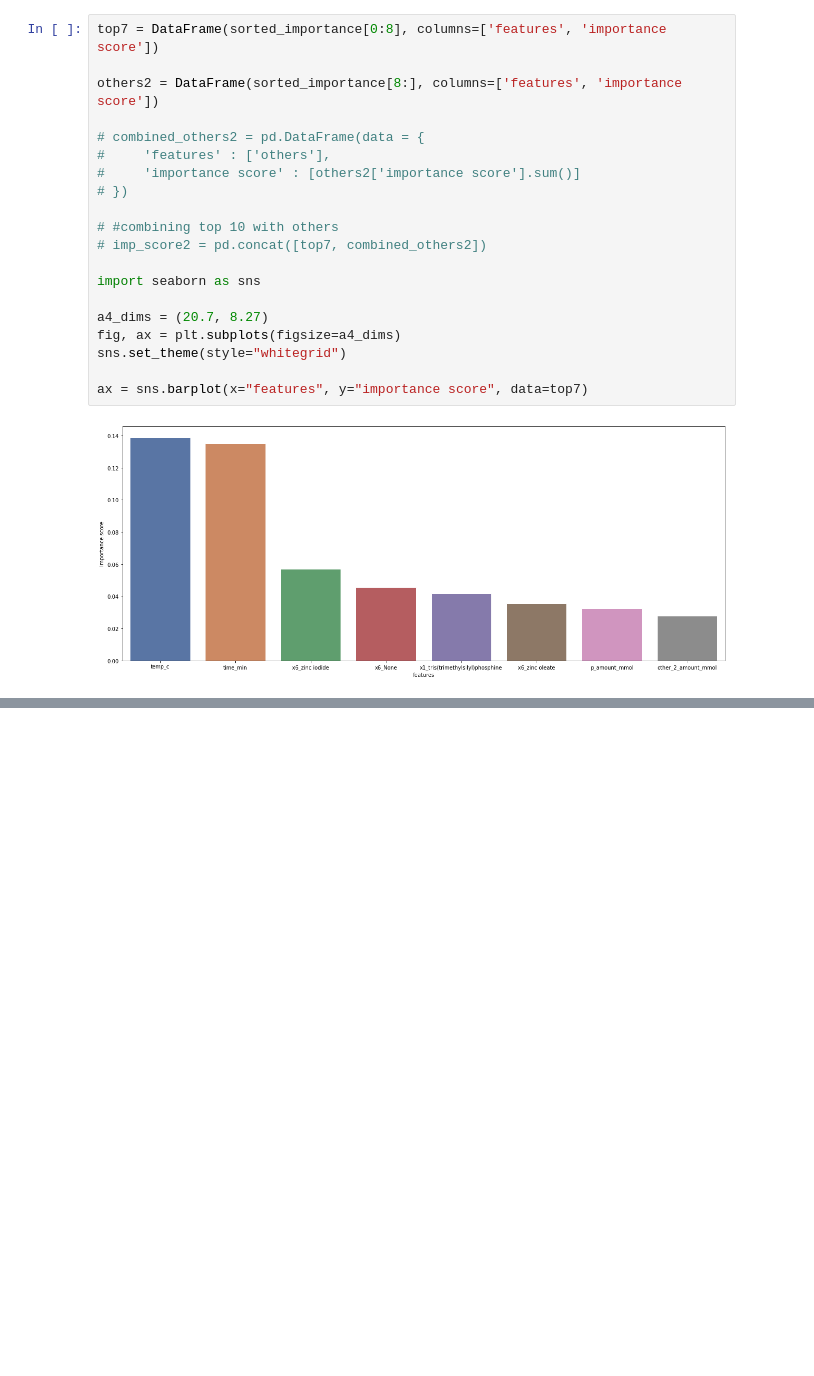
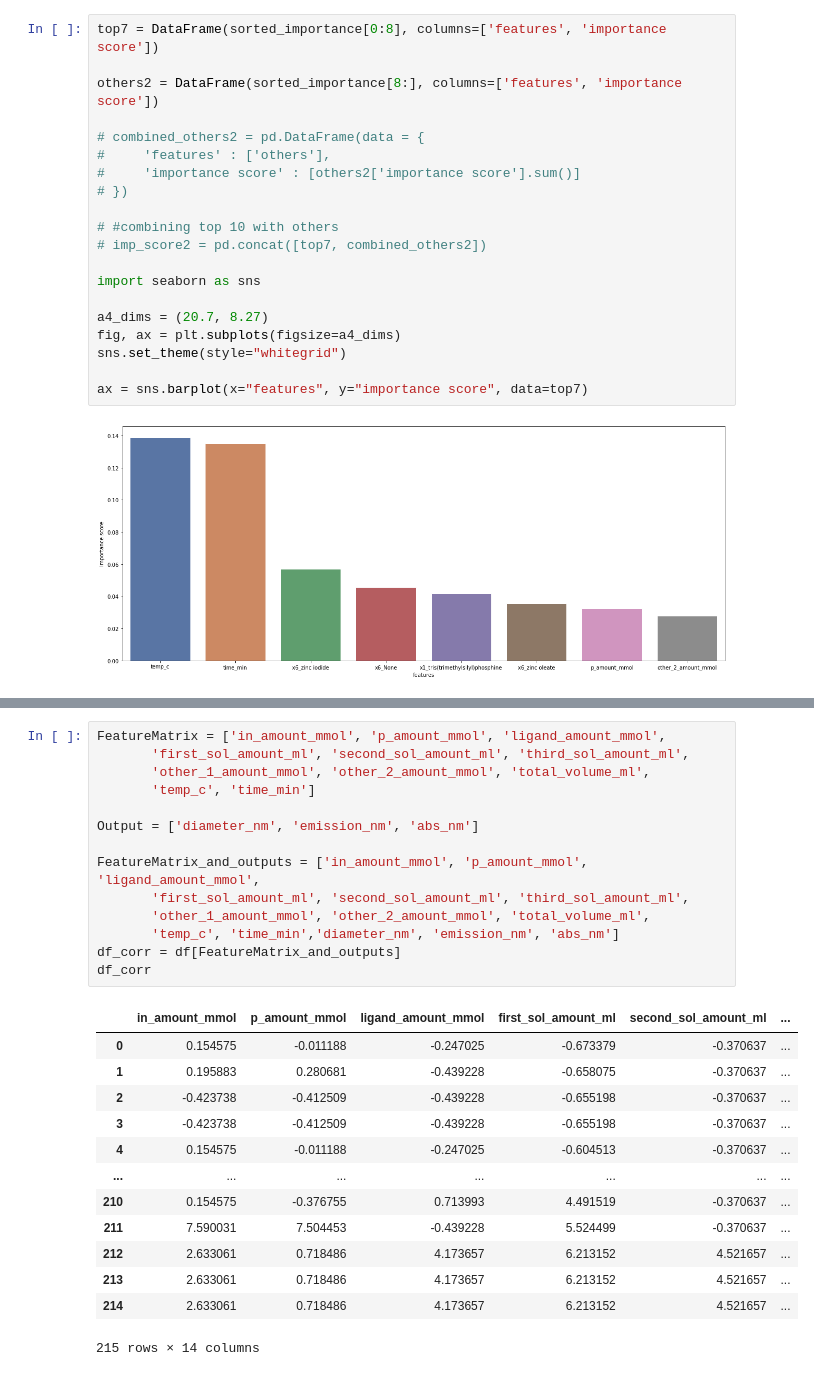
Before and after one commit to Health-Universe/Indium-Phosphide, a Jupyter notebook: notebook/flo/4. Multi-output.ipynb, the cells around one changed output, grey strips where cells are left out. Cells and saved outputs as stored; diff of their text form; blank space fills up the shorter version.

```diff
--- a/notebook/flo/4. Multi-output.ipynb
+++ b/notebook/flo/4. Multi-output.ipynb
@@ -494,0 +529,28 @@ ax = sns.barplot(x="features", y="importance score", data=top7)
+# %%
+FeatureMatrix = ['in_amount_mmol', 'p_amount_mmol', 'ligand_amount_mmol',
+       'first_sol_amount_ml', 'second_sol_amount_ml', 'third_sol_amount_ml',
+       'other_1_amount_mmol', 'other_2_amount_mmol', 'total_volume_ml',
+       'temp_c', 'time_min']
+
+Output = ['diameter_nm', 'emission_nm', 'abs_nm']
+
+FeatureMatrix_and_outputs = ['in_amount_mmol', 'p_amount_mmol', 'ligand_amount_mmol',
+       'first_sol_amount_ml', 'second_sol_amount_ml', 'third_sol_amount_ml',
+       'other_1_amount_mmol', 'other_2_amount_mmol', 'total_volume_ml',
+       'temp_c', 'time_min','diameter_nm', 'emission_nm', 'abs_nm']
+df_corr = df[FeatureMatrix_and_outputs]
+df_corr
+# %% [output]
+|  | in_amount_mmol | p_amount_mmol | ligand_amount_mmol | first_sol_amount_ml | second_sol_amount_ml | ... |
+| 0 | 0.154575 | -0.011188 | -0.247025 | -0.673379 | -0.370637 | ... |
+| 1 | 0.195883 | 0.280681 | -0.439228 | -0.658075 | -0.370637 | ... |
+| 2 | -0.423738 | -0.412509 | -0.439228 | -0.655198 | -0.370637 | ... |
+| 3 | -0.423738 | -0.412509 | -0.439228 | -0.655198 | -0.370637 | ... |
+| 4 | 0.154575 | -0.011188 | -0.247025 | -0.604513 | -0.370637 | ... |
+| ... | ... | ... | ... | ... | ... | ... |
+| 210 | 0.154575 | -0.376755 | 0.713993 | 4.491519 | -0.370637 | ... |
+| 211 | 7.590031 | 7.504453 | -0.439228 | 5.524499 | -0.370637 | ... |
+| 212 | 2.633061 | 0.718486 | 4.173657 | 6.213152 | 4.521657 | ... |
+| 213 | 2.633061 | 0.718486 | 4.173657 | 6.213152 | 4.521657 | ... |
+| 214 | 2.633061 | 0.718486 | 4.173657 | 6.213152 | 4.521657 | ... |
+215 rows × 14 columns
```
Also changed, not shown: parts of 4 cells of this notebook.
